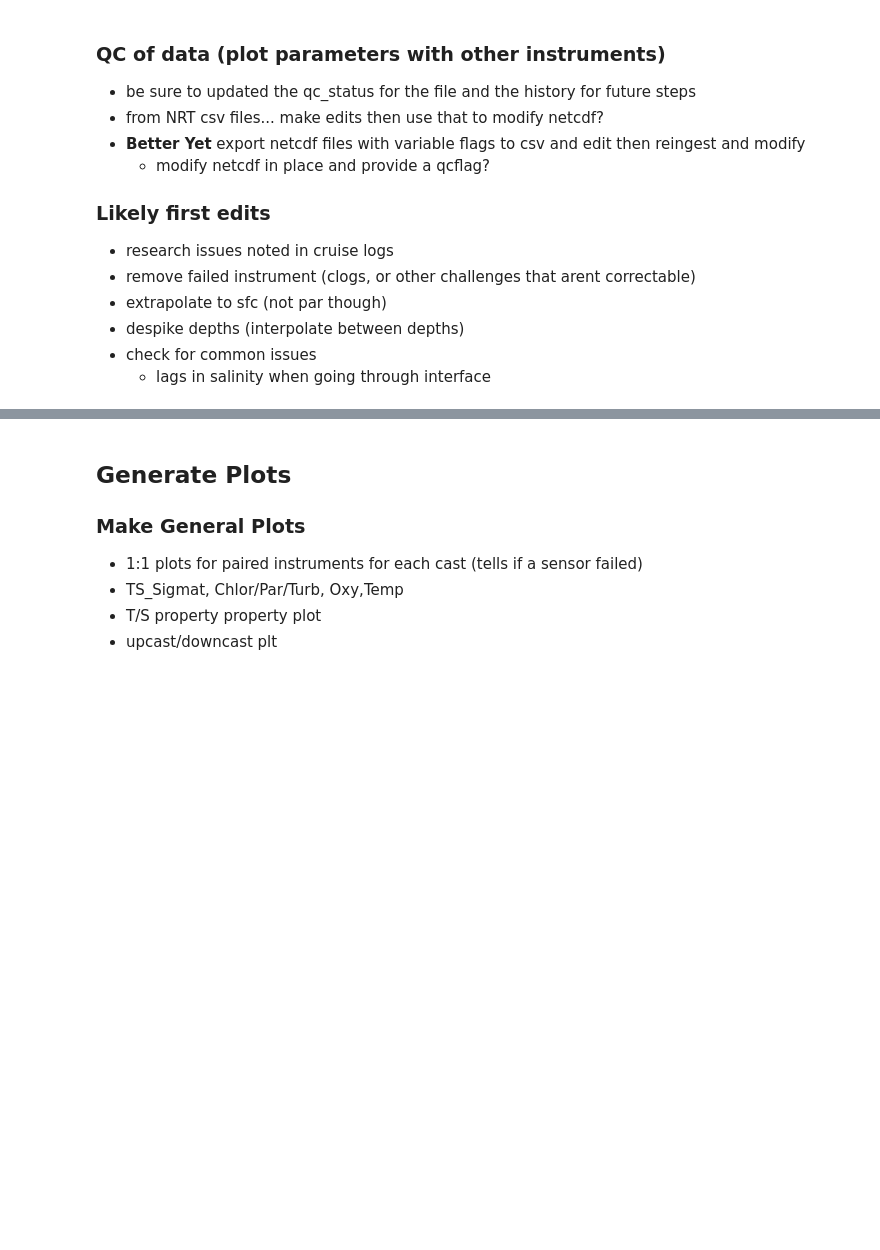
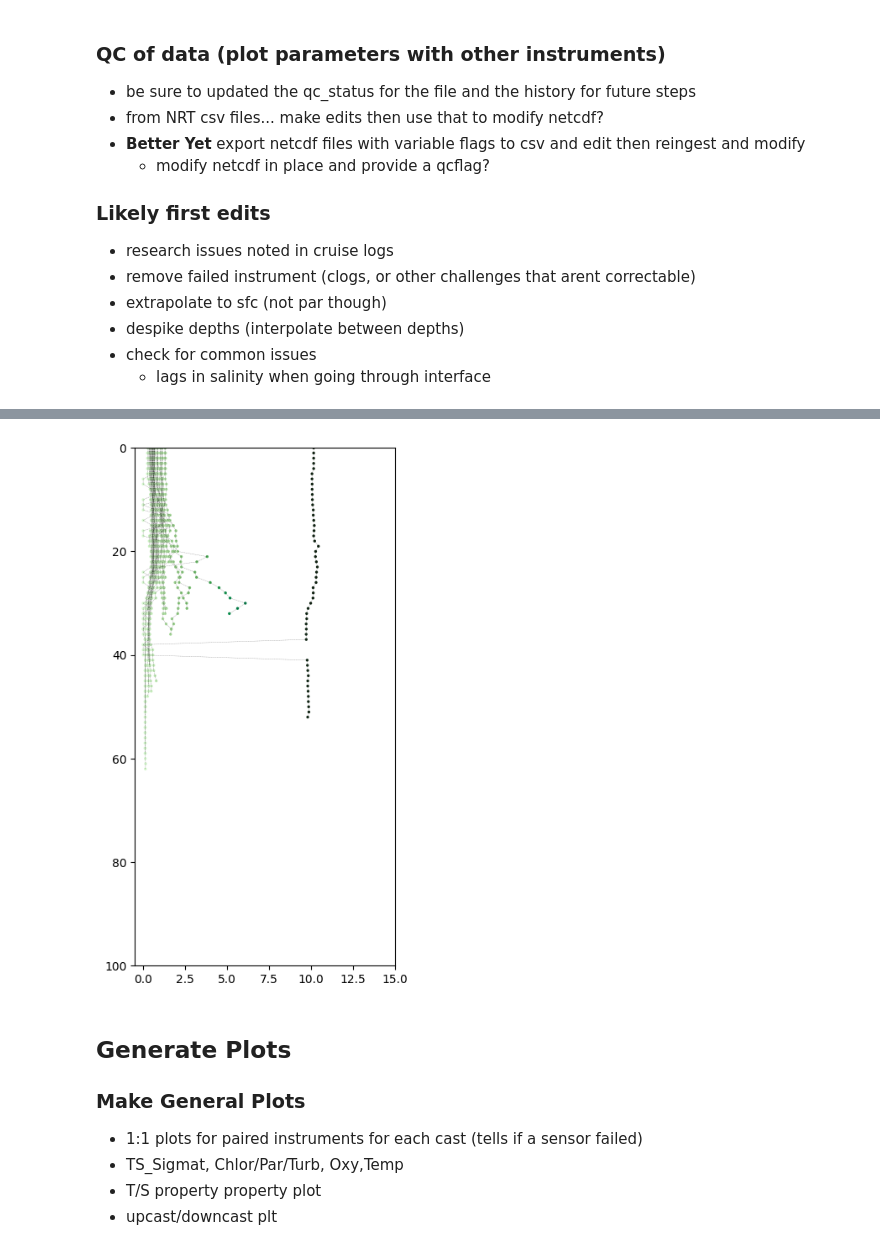
Before and after one commit to NOAA-PMEL/EcoFOCI_FieldOps_Documentation, a Jupyter notebook: DataProcessingDocumentation/2. EcoFOCI_DataProcesssing_Records/cruises/2025/EcoFOCIpy_sbe_ctd_nw2501.ipynb, the cells around one changed output, grey strips where cells are left out. Drawn from its saved outputs; the diff is of its cells as text; code cells hidden in the pictures; blank space fills up the shorter version.

```diff
--- a/DataProcessingDocumentation/2. EcoFOCI_DataProcesssing_Records/cruises/2025/EcoFOCIpy_sbe_ctd_nw2501.ipynb
+++ b/DataProcessingDocumentation/2. EcoFOCI_DataProcesssing_Records/cruises/2025/EcoFOCIpy_sbe_ctd_nw2501.ipynb
@@ -415,3 +433,21 @@ NW2501c045_ctd.nc: less than two salinity channels
+# %%
+#test for salinity bottle run needs
+fig, ax = plt.subplots(1,figsize=(4, 8))
+for cast in sorted(os.listdir(sample_data_dir)):
+    if cast.endswith('.nc'):
+        try:
+            cruise_data_nc = xa.load_dataset(sample_data_dir+cast)
+            ax.scatter(cruise_data_nc.isel({'latitude':0,'longitude':0,'time':0}).chlor_fluorescence,
+                    cruise_data_nc.depth,s=2,c=cruise_data_nc.isel({'latitude':0,'longitude':0,'time':0}).chlor_fluorescence,
+                       cmap=cm.cm.algae,vmin=0,vmax=10)
+            ax.plot(cruise_data_nc.isel({'latitude':0,'longitude':0,'time':0}).chlor_fluorescence,
+                    cruise_data_nc.depth,linewidth='.25',linestyle='--',color='k',alpha=.5)
+            ax.set_ylim([100,0])
+            ax.set_xlim([-0.5,15])
+        except:
+            pass
+# %% [output]
+[figure, added]
 # %%
 # Following routines will eventually get ported to ecofocipy as subroutines to be called
 
```
Also changed, not shown: parts of 3 cells of this notebook, 10 other files.
